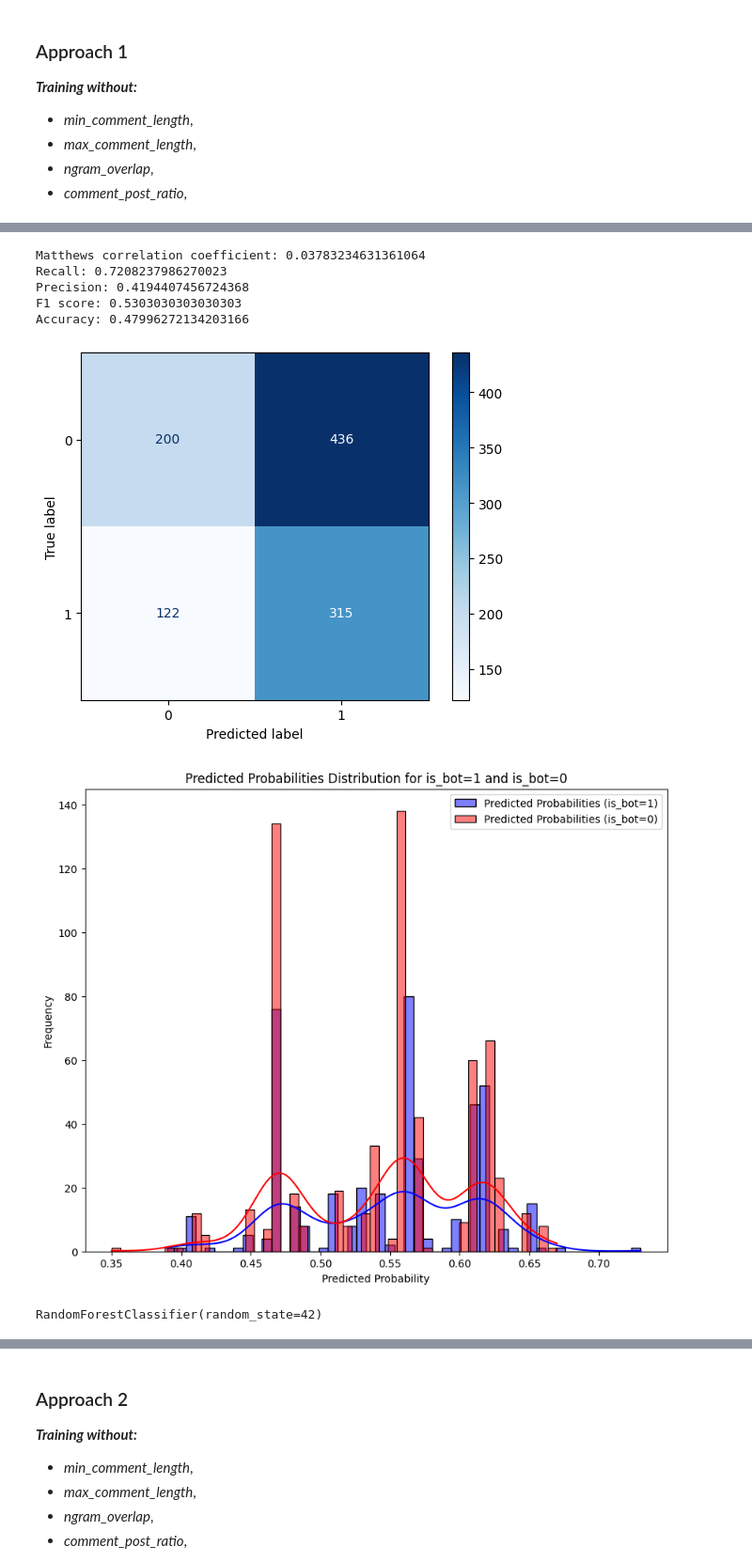
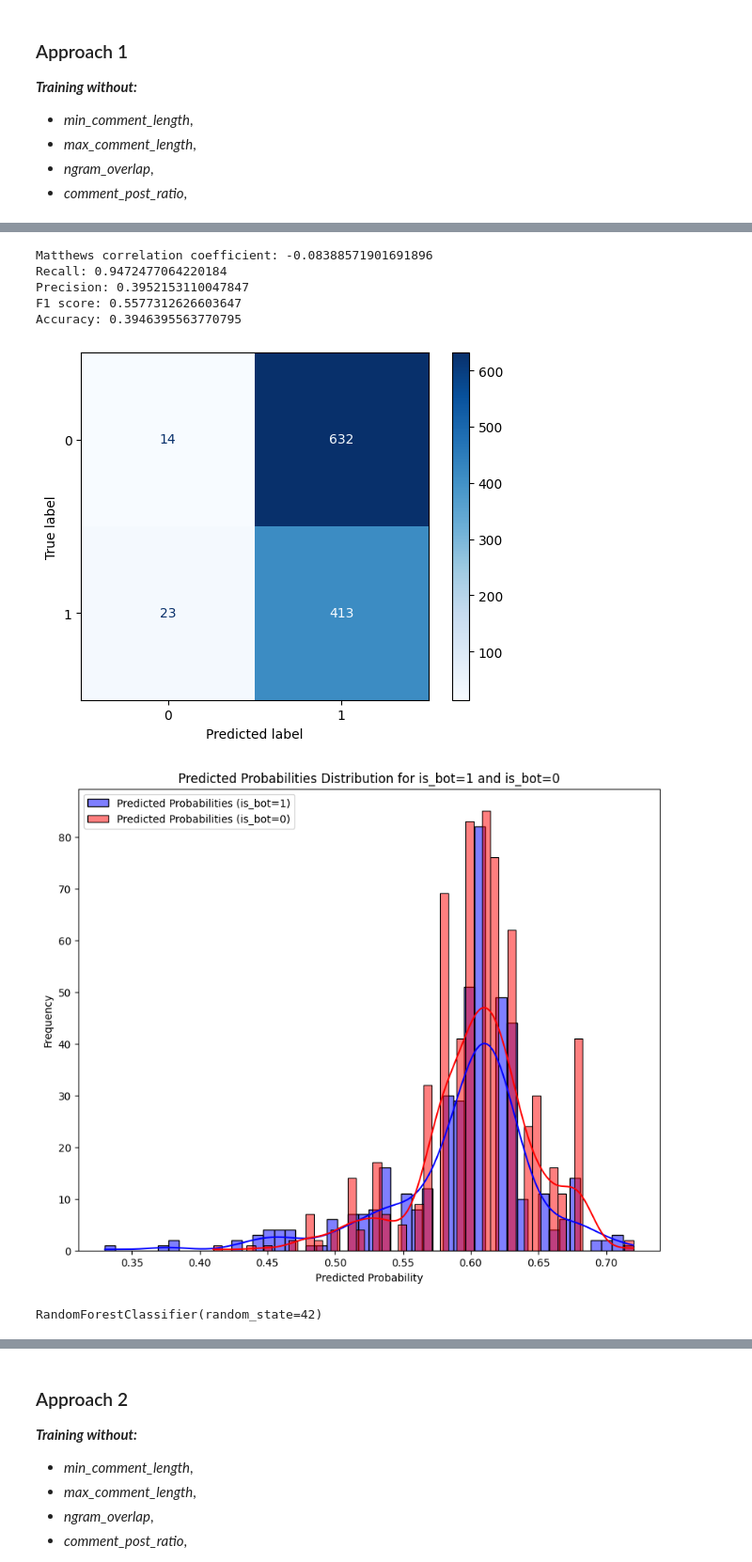
Before and after one commit to Dawir7/Bot-publication-analysis-in-social-media, a Jupyter notebook: analysis/Hyperparameter_tuning.ipynb, the cells around one changed output, grey strips where cells are left out. Shown at 94% size. Cells and saved outputs as stored; diff of their text form; code cells hidden in the pictures.

```diff
--- a/analysis/Hyperparameter_tuning.ipynb
+++ b/analysis/Hyperparameter_tuning.ipynb
@@ -108,7 +113,7 @@ class CustomStandardizer(BaseEstimator, TransformerMixin):
 
 
 class OutlierRemover(BaseEstimator, TransformerMixin):
-    def __init__(self, outlier_columns, contamination=0.01):
+    def __init__(self, outlier_columns, contamination=0.05):
         self.outlier_columns = outlier_columns
         self.contamination = contamination
         self.clf = IsolationForest(n_estimators=100, contamination=self.contamination, random_state=42)
@@ -162,6 +167,8 @@ to_standardization = [
     "comment_karma",
     "account_age",
     "is_verified",
+    "avg_score",
+    "avg_num_replies",
 ]
 columns_to_standardize_before_replace = [
     "comment_post_ratio",
@@ -181,6 +188,8 @@ columns_to_replace_none = {
     "account_age": 0,
     "is_verified": 0,
     "parent_child_similarity": 0,
+    "avg_score": 0,
+    "avg_num_replies": 0,
 }
 columns_to_drop_none = [
     'link_karma',
@@ -231,7 +240,7 @@ class CustomPipeline(Pipeline):
 preprocessing_pipeline = CustomPipeline(
     steps=[
         ('none_transformer', none_transformer),
-        ('outlier_remover', OutlierRemover(to_remove_outliers, contamination=1e-100)),
+        ('outlier_remover', OutlierRemover(to_remove_outliers)),
         ('column_preprocessor', column_preprocessor),
     ]
 )
@@ -338,9 +390,13 @@ def plot_feature_importances(rfc, X_train):
 # %%
 columns_to_drop = [
-    "min_comment_length",
-    "max_comment_length",
-    "ngram_overlap",
-    "comment_post_ratio",
+    "is_verified",
+    # "min_comment_length",
+    # "max_comment_length",
+    # "ngram_overlap",
+    # "avg_stickied"
+    # "comment_post_ratio",
+    # "avg_cosine_similarity",
+    # "parent_child_similarity",
 ]
 
 rfc = train_model_without_columns(
@@ -406,24 +462,25 @@ def train_prob_model_without_columns(X_train, y_train, X_test, y_test, columns_t
 # %%
 columns_to_drop = [
     "min_comment_length",
     "max_comment_length",
     "ngram_overlap",
-    "comment_post_ratio",
-    'link_karma',
-    'comment_karma',
-    'account_age',
-    # "parent_child_similarity",
+    # "comment_post_ratio",
+    "avg_stickied",
+    # 'link_karma',
+    # 'comment_karma',
+    # 'account_age',
+    "parent_child_similarity",
     # "avg_ttr",
 ]
 train_prob_model_without_columns(X_train_df, y_train_preprocessed_np, X_test_df, y_test_preprocessed, columns_to_drop)
 # %% [output]
-Matthews correlation coefficient: 0.03783234631361064
-Recall: 0.7208237986270023
-Precision: 0.4194407456724368
-F1 score: 0.5303030303030303
-Accuracy: 0.47996272134203166
+Matthews correlation coefficient: -0.08388571901691896
+Recall: 0.9472477064220184
+Precision: 0.3952153110047847
+F1 score: 0.5577312626603647
+Accuracy: 0.3946395563770795
-[figure, old version]
+[figure, new version]
-[figure, old version]
+[figure, new version]
 RandomForestClassifier(random_state=42)
 # %%
 from catboost import CatBoostClassifier, Pool
```
Also changed, not shown: parts of 23 cells of this notebook, 21 other files.
